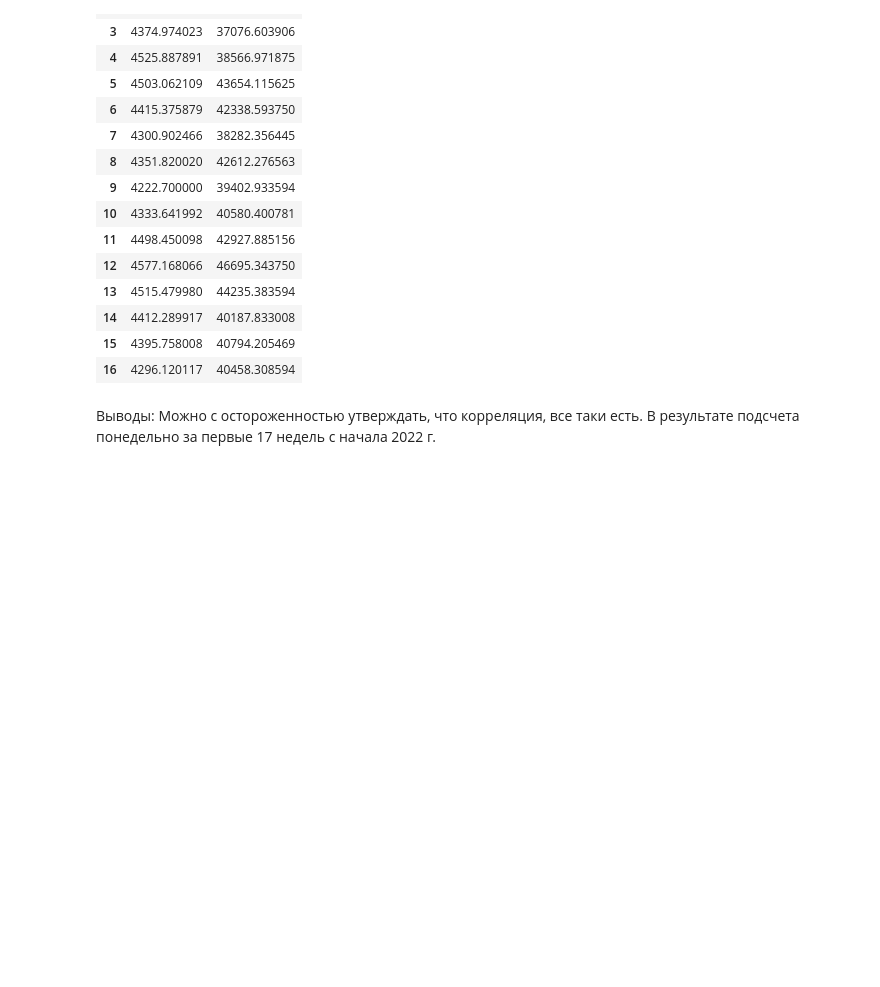
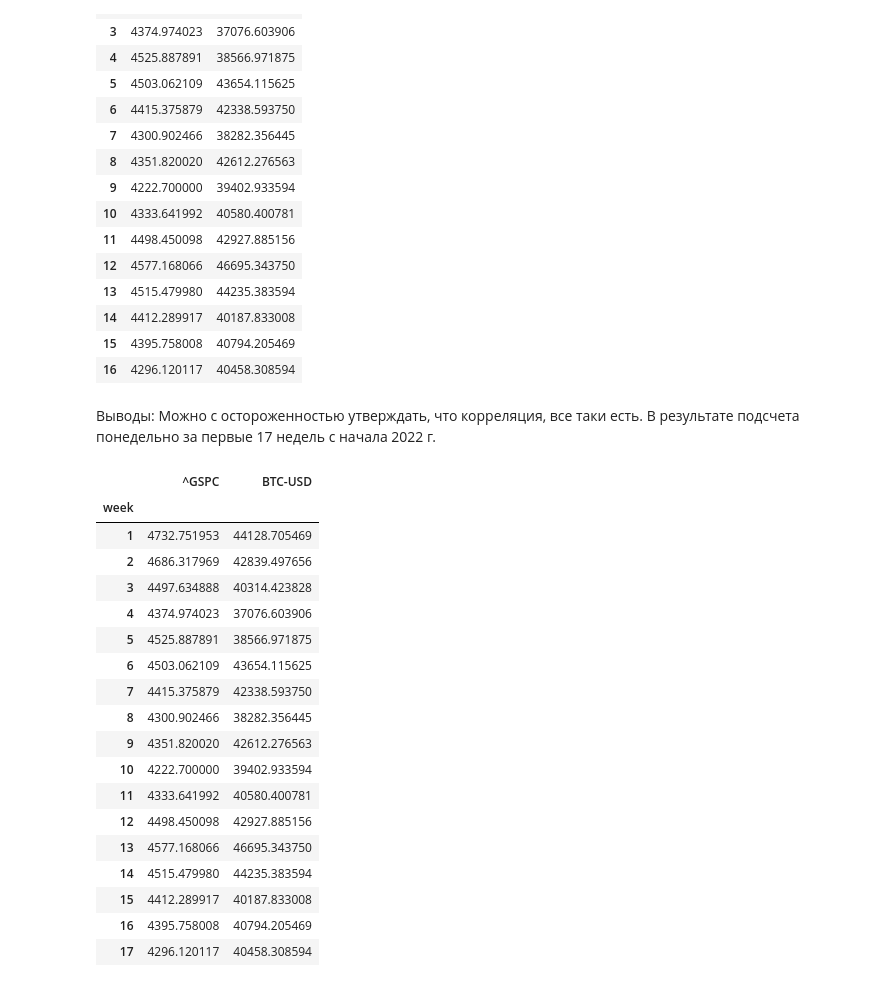
Before and after one commit to Olex77/Bitcoin, a Jupyter notebook: BTC SP500 Correlation.ipynb, the cells around one changed output. Saved outputs shown, nothing was run; the diff lists cells and outputs as text; code cells hidden in the pictures; blank space fills up the shorter version.

Commit message:
Таймфрейм

```diff
--- a/BTC SP500 Correlation.ipynb
+++ b/BTC SP500 Correlation.ipynb
@@ -197,3 +197,28 @@ fig = px.scatter(x=db['BTC'],y=db['S&P'])
 fig.show()
 # %% [markdown]
 Выводы: Можно с остороженностью утверждать, что корреляция, все таки есть. В результате подсчета понедельно за первые 17 недель с начала 2022 г.
+# %%
+# Еще один способ сгруппировать недельные таймфреймы и найти среднее значение. Так проще.
+df3.drop("month", axis=1, inplace= True)
+week_1 = df3.groupby(df3["Date"].dt.isocalendar().week).mean()
+week_1
+# %% [output]
+|  | ^GSPC | BTC-USD |
+| week |  |  |
+| 1 | 4732.751953 | 44128.705469 |
+| 2 | 4686.317969 | 42839.497656 |
+| 3 | 4497.634888 | 40314.423828 |
+| 4 | 4374.974023 | 37076.603906 |
+| 5 | 4525.887891 | 38566.971875 |
+| 6 | 4503.062109 | 43654.115625 |
+| 7 | 4415.375879 | 42338.593750 |
+| 8 | 4300.902466 | 38282.356445 |
+| 9 | 4351.820020 | 42612.276563 |
+| 10 | 4222.700000 | 39402.933594 |
+| 11 | 4333.641992 | 40580.400781 |
+| 12 | 4498.450098 | 42927.885156 |
+| 13 | 4577.168066 | 46695.343750 |
+| 14 | 4515.479980 | 44235.383594 |
+| 15 | 4412.289917 | 40187.833008 |
+| 16 | 4395.758008 | 40794.205469 |
+| 17 | 4296.120117 | 40458.308594 |
```
